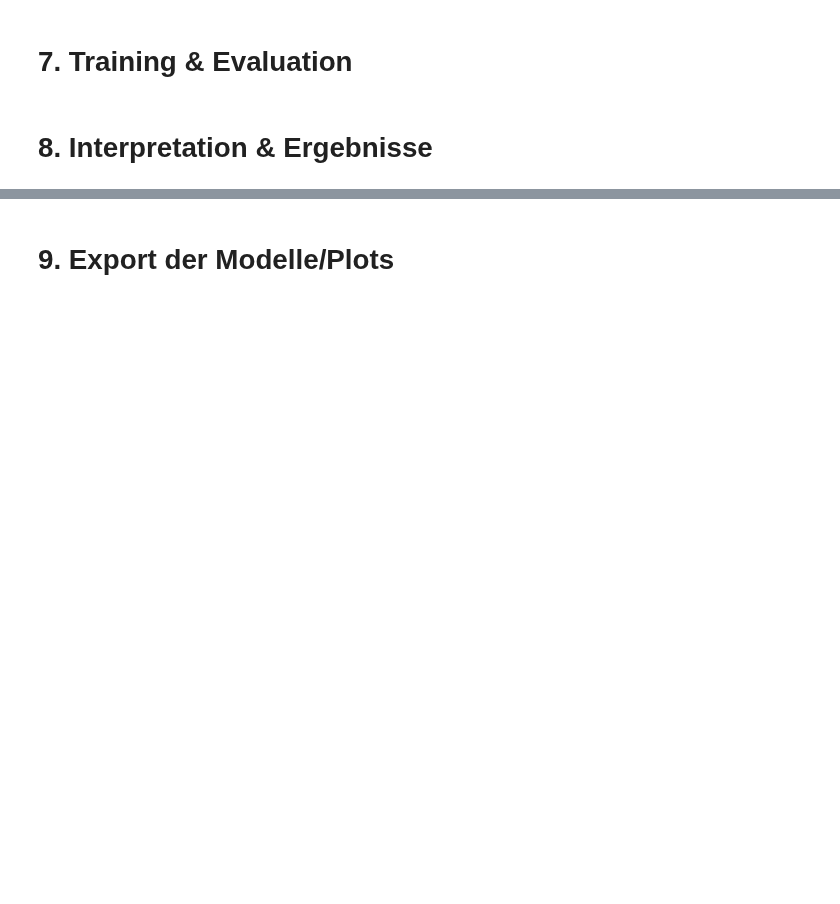
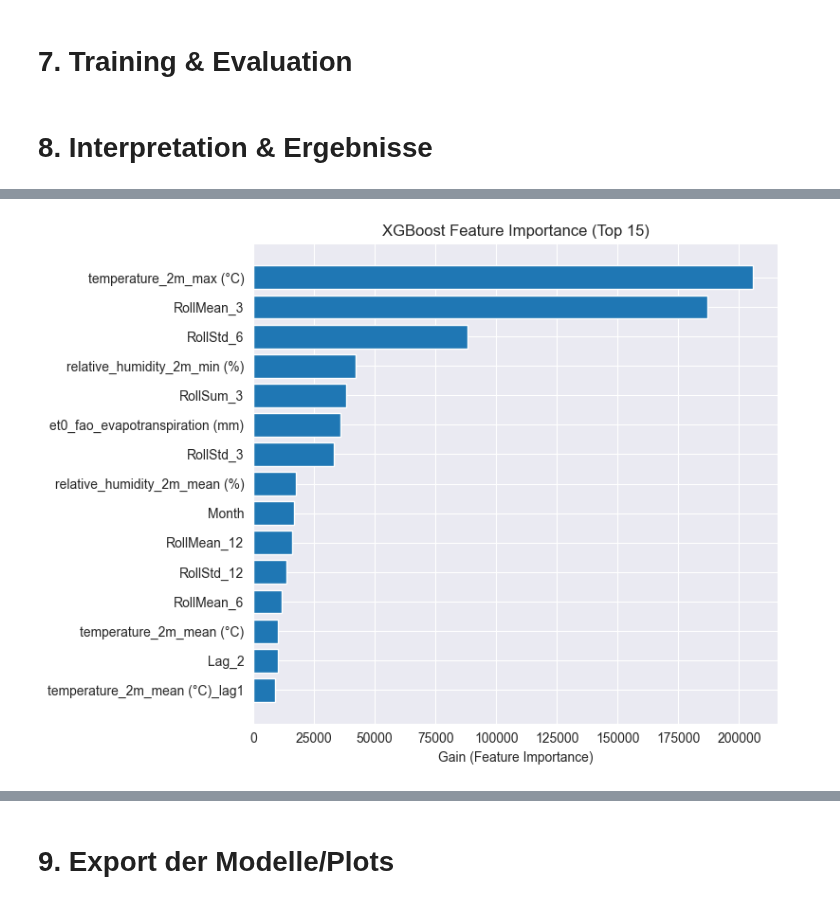
Before and after one commit to yajoka/firewatch, a Jupyter notebook: notebook/firewatch.ipynb, the cells around one changed output, grey strips where cells are left out. Drawn from its saved outputs; the diff is of its cells as text; code cells hidden in the pictures; blank space fills up the shorter version.

Commit message:
final model

```diff
--- a/notebook/firewatch.ipynb
+++ b/notebook/firewatch.ipynb
@@ -612,4 +666,35 @@ Test → MAE: 10.53, RMSE: 24.41
 # %% [markdown]
 # 7. Training & Evaluation
+# %%
+from xgboost import XGBRegressor
+
+# Train + Validation zusammenführen
+X_final = pd.concat([X_train, X_val])
+y_final = pd.concat([y_train, y_val])
+
+final_model = XGBRegressor(
+    n_estimators=300,
+    learning_rate=0.05,
+    max_depth=6,
+    subsample=0.8,
+    colsample_bytree=0.8,
+    objective="reg:squarederror",
+    random_state=42,
+    n_jobs=-1
+)
+
+final_model.fit(X_final, y_final)
+
+y_test_pred = final_model.predict(X_test)
 # %% [markdown]
 # 8. Interpretation & Ergebnisse
+# %%
+#Feature Importance
+importance = final_model.get_booster().get_score(importance_type="gain")
+
+# In DataFrame umwandeln
+imp_df = (
+    pd.DataFrame(importance.items(), columns=["Feature", "Gain"])
+    .sort_values(by="Gain", ascending=False)
+)
+print(imp_df.head(15))
@@ -615,0 +718,13 @@ Test → MAE: 10.53, RMSE: 24.41
+# %%
+top_n = 15
+plt.figure(figsize=(8, 6))
+plt.barh(
+    imp_df["Feature"].head(top_n)[::-1],
+    imp_df["Gain"].head(top_n)[::-1]
+)
+plt.xlabel("Gain (Feature Importance)")
+plt.title("XGBoost Feature Importance (Top 15)")
+plt.tight_layout()
+plt.show()
+# %% [output]
+[figure, added]
```
Also changed, not shown: parts of 16 cells of this notebook, 2 other files.
